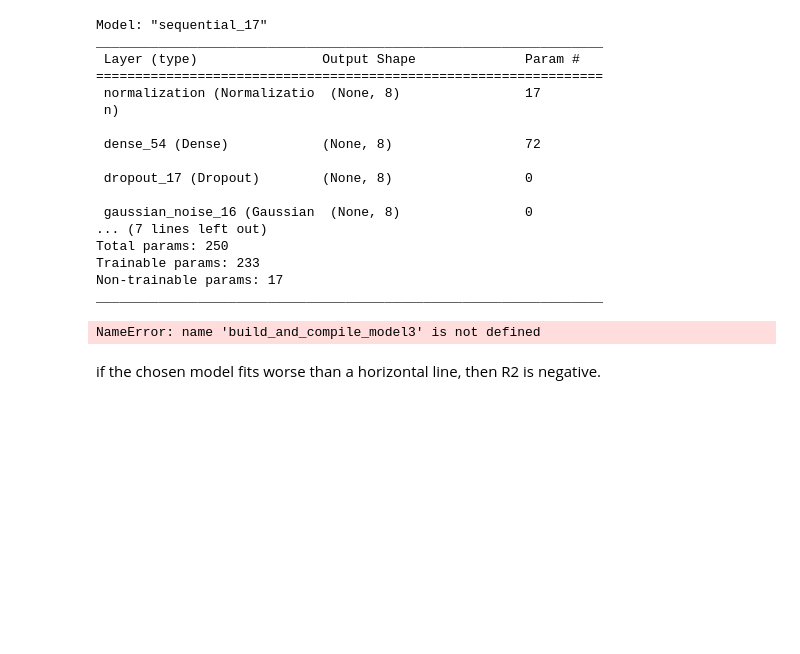
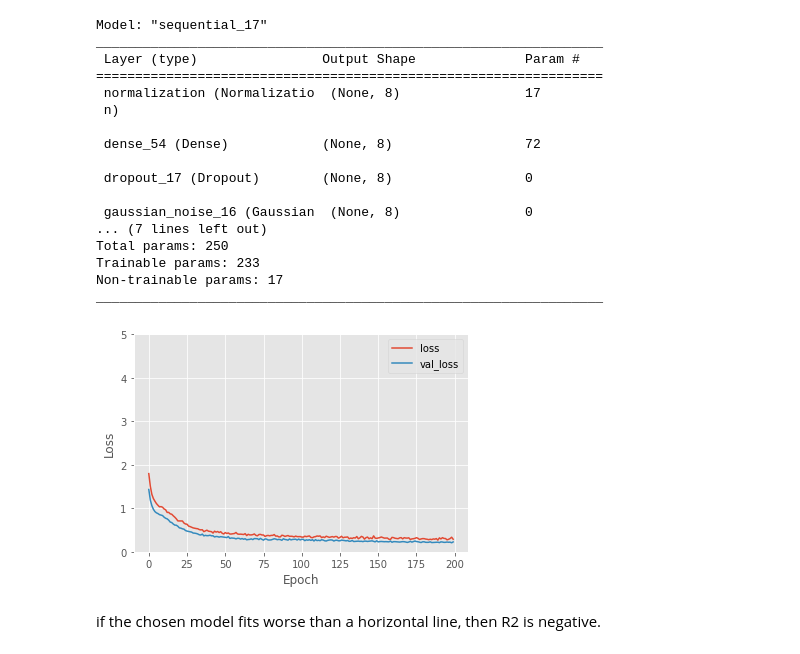
Before and after one commit to annevogel13/Smartie, a Jupyter notebook: TF-Model/TF-Model_V1.ipynb, the cells around one changed output. Drawn from its saved outputs; the diff is of its cells as text; code cells hidden in the pictures; blank space fills up the shorter version.

```diff
--- a/TF-Model/TF-Model_V1.ipynb
+++ b/TF-Model/TF-Model_V1.ipynb
@@ -604,8 +605,3 @@ Total params: 250
 Trainable params: 233
 Non-trainable params: 17
 _________________________________________________________________
-# %%
-model3 = build_and_compile_model3(normalizer)
-model3.summary()
-# %% [output]
-NameError: name 'build_and_compile_model3' is not defined
@@ -614,11 +608,13 @@ df
 # %%
-history3 = model3.fit(
+history3 = model0.fit(
     train_features,
     train_labels,
     validation_split=0.2,
     verbose=0, epochs=200)
 
 plot_loss(history3)
+# %% [output]
+[figure, added]
 # %%
 plot_acc(history3)
 # %%
```
Also changed, not shown: parts of 25 cells of this notebook, 5 other files.
